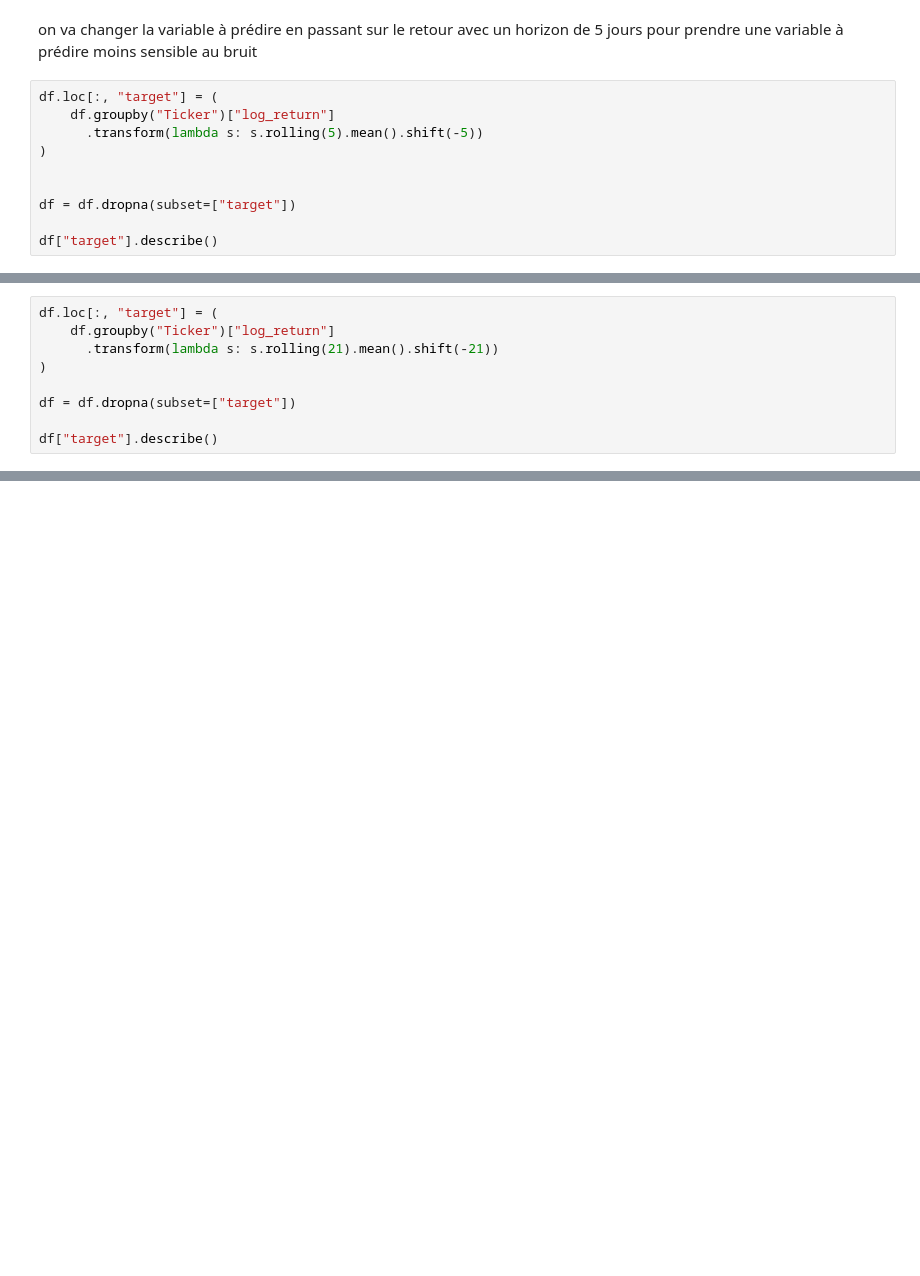
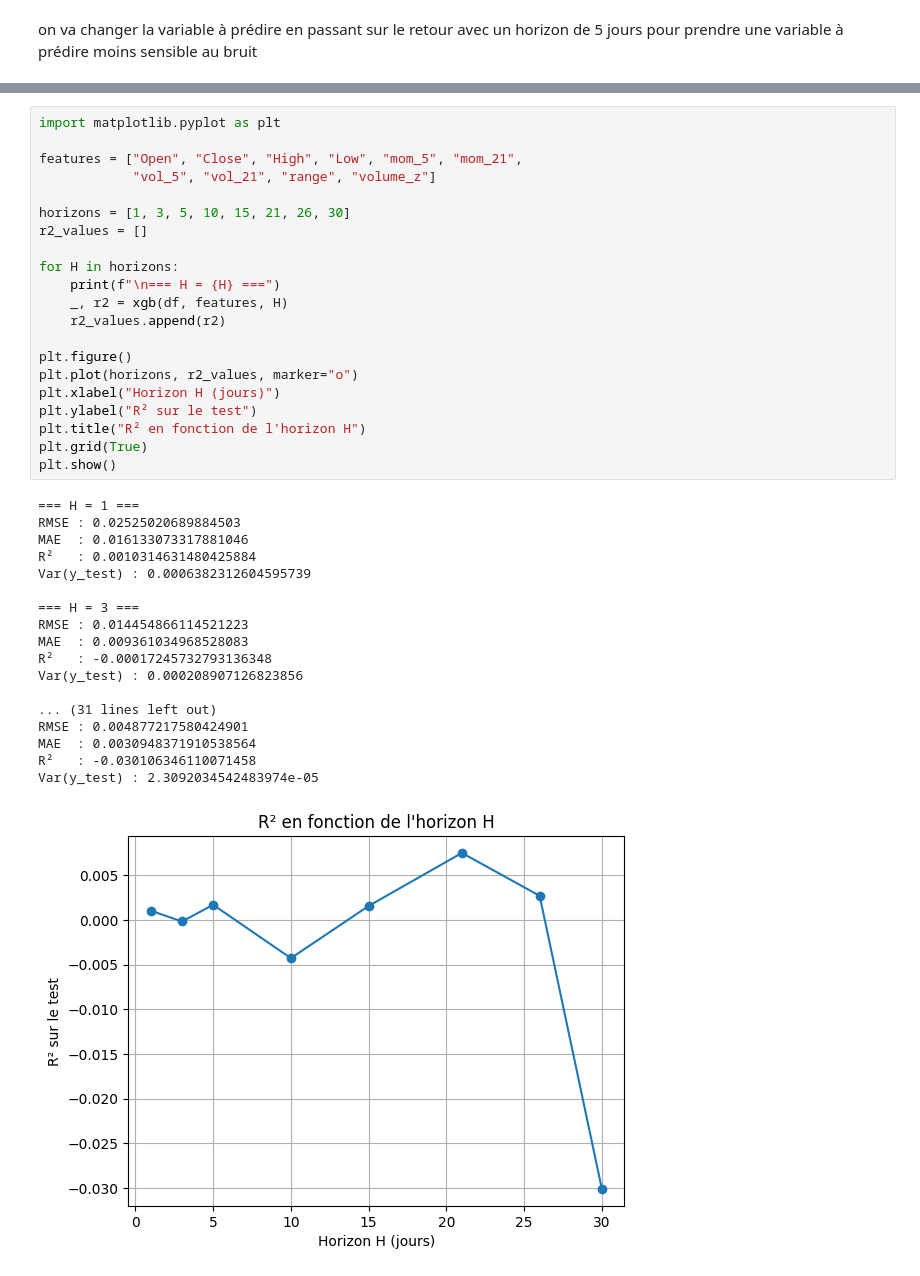
Before and after one commit to diabitbol/alpha-ranking-benchmark, a Jupyter notebook: modelisation/exp3.ipynb, the cells around one changed output, grey strips where cells are left out. Cells and saved outputs as stored; diff of their text form; blank space fills up the shorter version.

```diff
--- a/modelisation/exp3.ipynb
+++ b/modelisation/exp3.ipynb
@@ -225,12 +278,2 @@ R²   : -6.271961201775866e-05
 # %% [markdown]
 on va changer la variable à prédire en passant sur le retour avec un horizon de 5 jours pour prendre une variable à prédire moins sensible au bruit
-# %%
-df.loc[:, "target"] = (
-    df.groupby("Ticker")["log_return"]
-      .transform(lambda s: s.rolling(5).mean().shift(-5))
-)
-
-
-df = df.dropna(subset=["target"])
-
-df["target"].describe()
@@ -270,9 +299,0 @@ R²   : 0.00011169307726943689
-# %%
-df.loc[:, "target"] = (
-    df.groupby("Ticker")["log_return"]
-      .transform(lambda s: s.rolling(21).mean().shift(-21))
-)
-
-df = df.dropna(subset=["target"])
-
-df["target"].describe()
@@ -311,0 +321,40 @@ R²   : 0.0002741086774905588
+# %%
+import matplotlib.pyplot as plt
+
+features = ["Open", "Close", "High", "Low", "mom_5", "mom_21",
+            "vol_5", "vol_21", "range", "volume_z"]
+
+horizons = [1, 3, 5, 10, 15, 21, 26, 30]
+r2_values = []
+
+for H in horizons:
+    print(f"\n=== H = {H} ===")
+    _, r2 = xgb(df, features, H)
+    r2_values.append(r2)
+
+plt.figure()
+plt.plot(horizons, r2_values, marker="o")
+plt.xlabel("Horizon H (jours)")
+plt.ylabel("R² sur le test")
+plt.title("R² en fonction de l'horizon H")
+plt.grid(True)
+plt.show()
+# %% [output]
+=== H = 1 ===
+RMSE : 0.02525020689884503
+MAE  : 0.016133073317881046
+R²   : 0.0010314631480425884
+Var(y_test) : 0.0006382312604595739
+
+=== H = 3 ===
+RMSE : 0.014454866114521223
+MAE  : 0.009361034968528083
+R²   : -0.00017245732793136348
+Var(y_test) : 0.000208907126823856
+
+... (31 lines left out)
+RMSE : 0.004877217580424901
+MAE  : 0.0030948371910538564
+R²   : -0.030106346110071458
+Var(y_test) : 2.3092034542483974e-05
+[figure, added]
```
Also changed, not shown: parts of 12 cells of this notebook.
